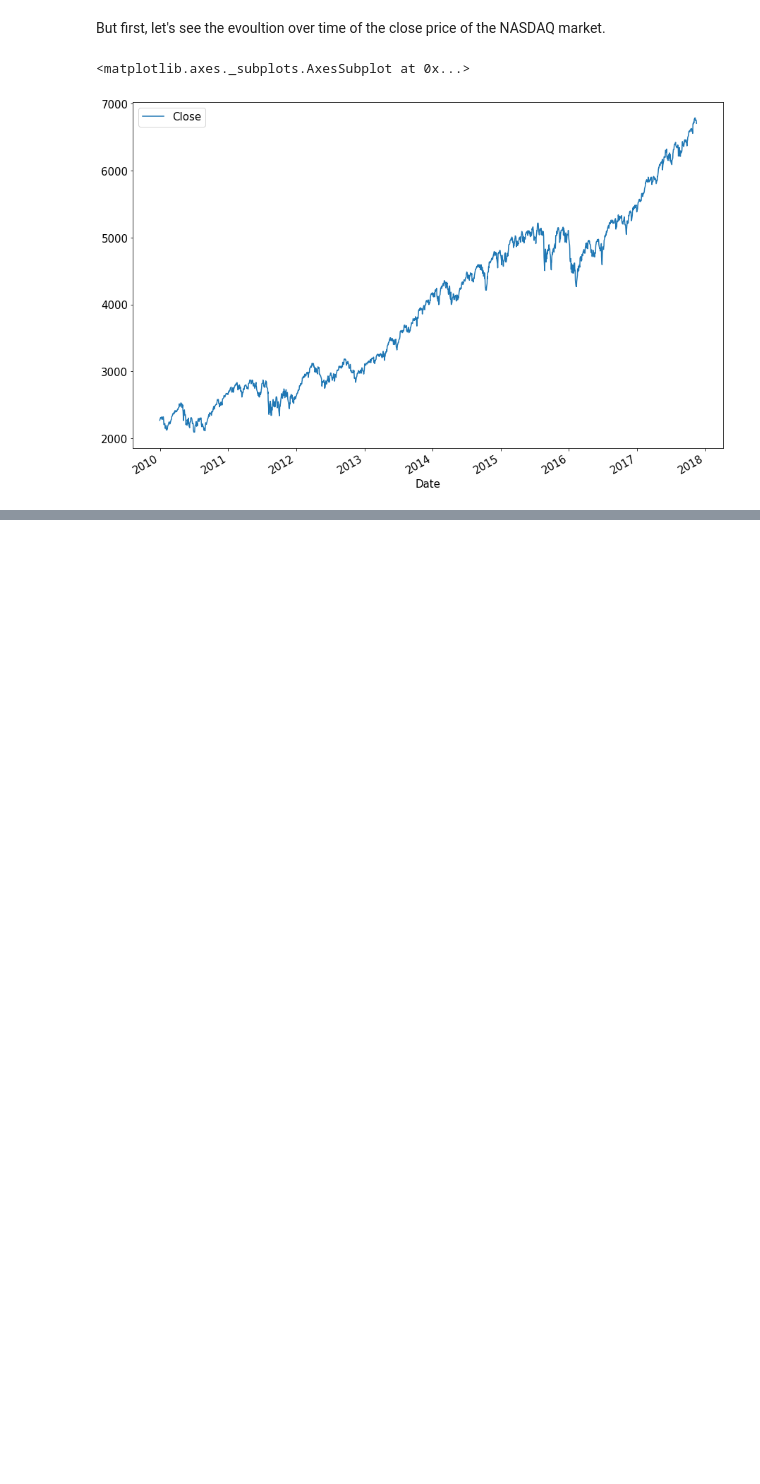
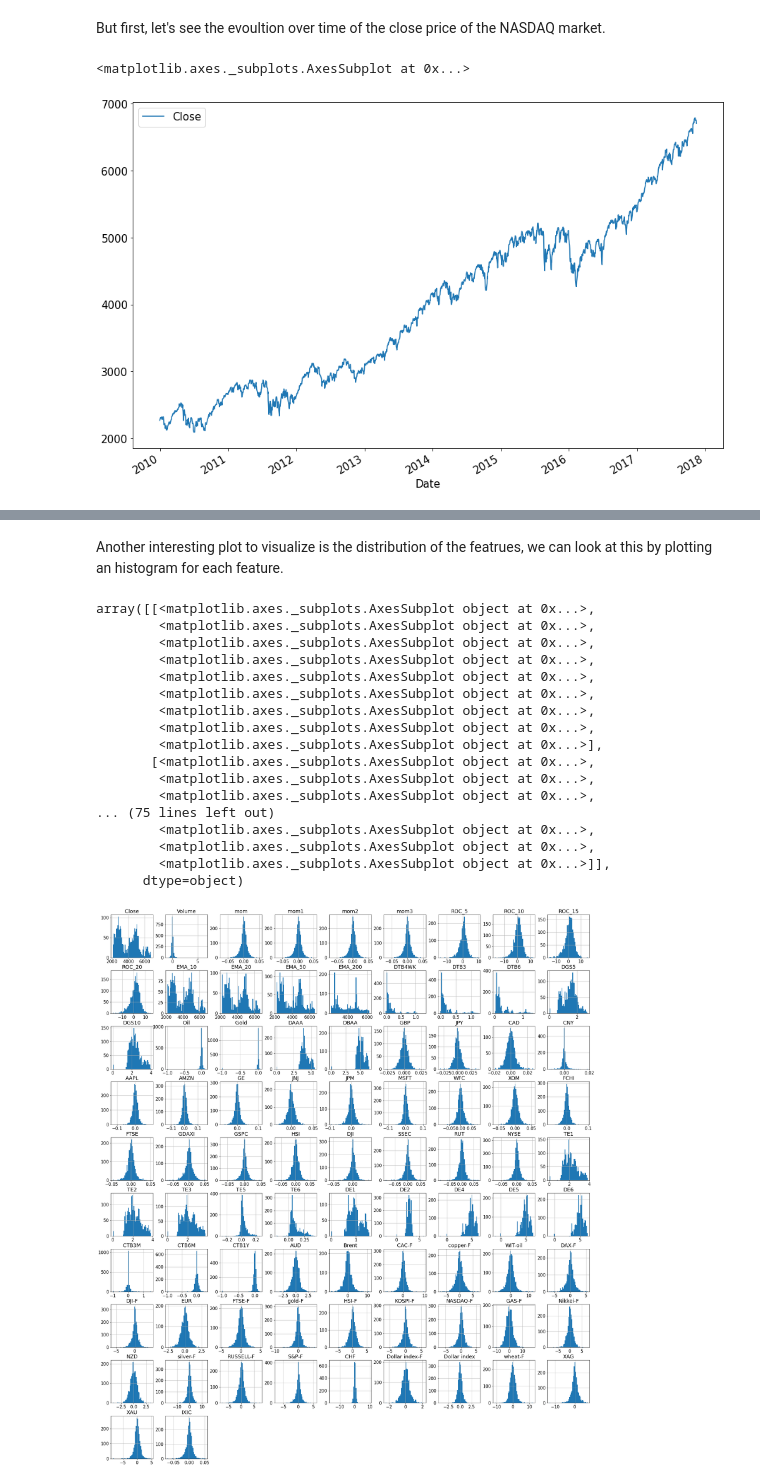
Before and after one commit to matteobettini/Stock-Market-Prediction-2020, a Jupyter notebook: notebooks/Data exploration.ipynb, the cells around one changed output, grey strips where cells are left out. Cells and saved outputs as stored; diff of their text form; code cells hidden in the pictures; blank space fills up the shorter version.

```diff
--- a/notebooks/Data exploration.ipynb
+++ b/notebooks/Data exploration.ipynb
@@ -180,0 +243,23 @@ nasdaq_df.plot(x="Date", y="Close")
+# %% [markdown]
+Another interesting plot to visualize is the distribution of the featrues, we can look at this by plotting an histogram for each feature.
+# %%
+nasdaq_df.hist(figsize=(30,35), bins=50)
+# %% [output]
+array([[<matplotlib.axes._subplots.AxesSubplot object at 0x...>,
+        <matplotlib.axes._subplots.AxesSubplot object at 0x...>,
+        <matplotlib.axes._subplots.AxesSubplot object at 0x...>,
+        <matplotlib.axes._subplots.AxesSubplot object at 0x...>,
+        <matplotlib.axes._subplots.AxesSubplot object at 0x...>,
+        <matplotlib.axes._subplots.AxesSubplot object at 0x...>,
+        <matplotlib.axes._subplots.AxesSubplot object at 0x...>,
+        <matplotlib.axes._subplots.AxesSubplot object at 0x...>,
+        <matplotlib.axes._subplots.AxesSubplot object at 0x...>],
+       [<matplotlib.axes._subplots.AxesSubplot object at 0x...>,
+        <matplotlib.axes._subplots.AxesSubplot object at 0x...>,
+        <matplotlib.axes._subplots.AxesSubplot object at 0x...>,
+... (75 lines left out)
+        <matplotlib.axes._subplots.AxesSubplot object at 0x...>,
+        <matplotlib.axes._subplots.AxesSubplot object at 0x...>,
+        <matplotlib.axes._subplots.AxesSubplot object at 0x...>]],
+      dtype=object)
+[figure, added]
```
Also changed, not shown: parts of 18 cells of this notebook.
